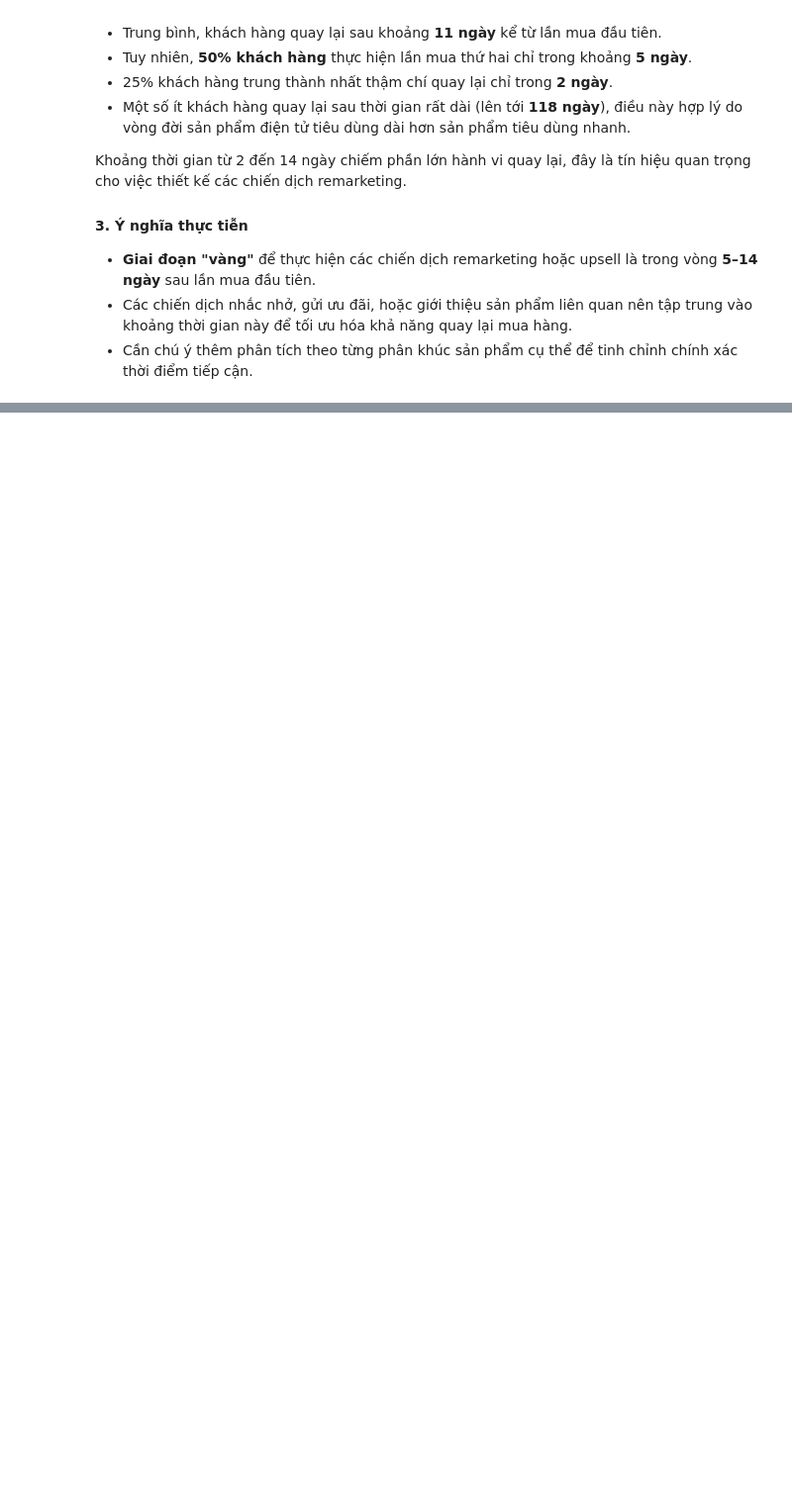
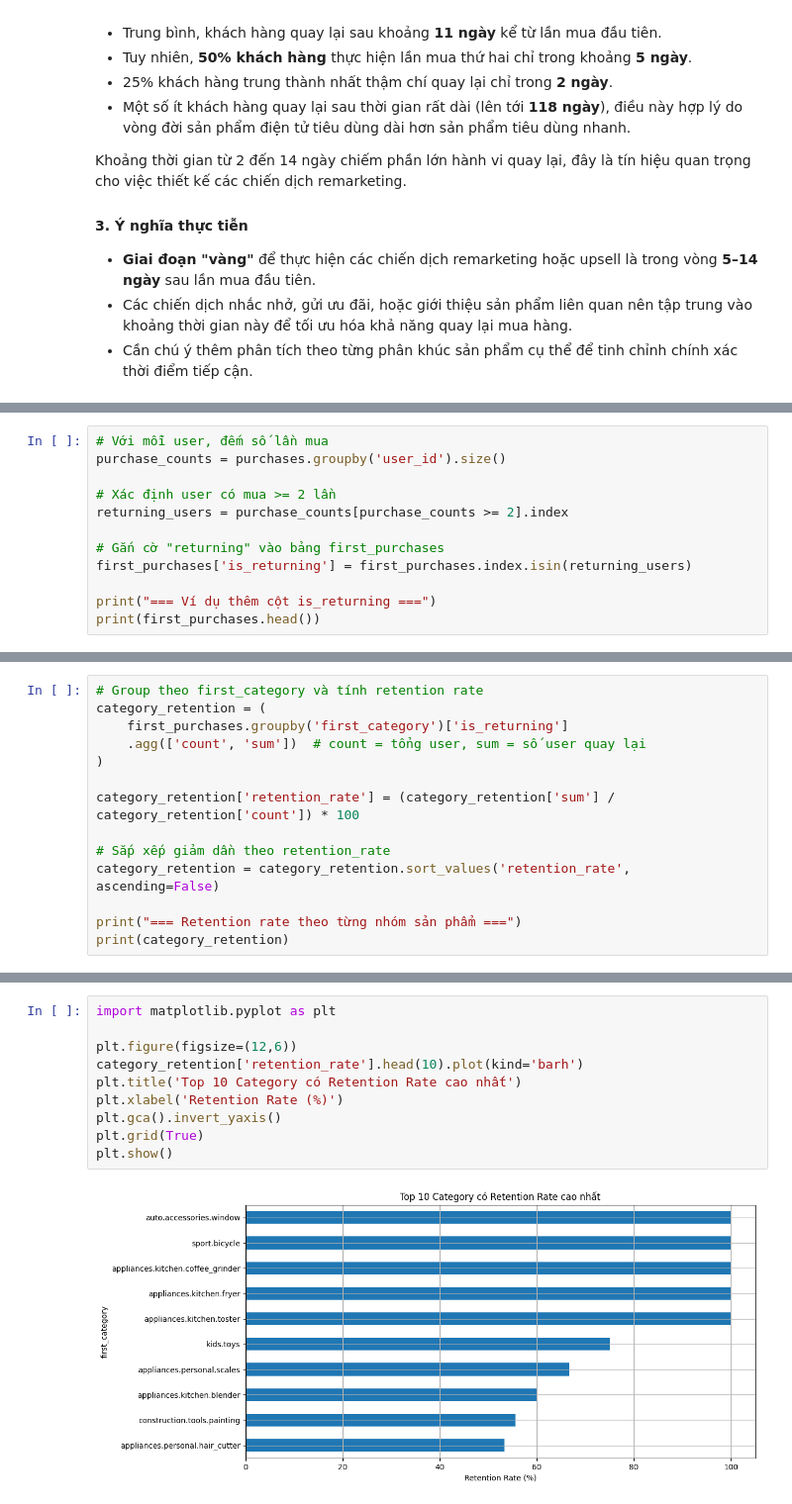
Before and after one commit to hanvocado/ecommerce-analysis, a Jupyter notebook: preprocess.ipynb, the cells around one changed output, grey strips where cells are left out. Shown: that part at 99% size. Drawn from its saved outputs; the diff is of its cells as text; blank space fills up the shorter version.

```diff
--- a/preprocess.ipynb
+++ b/preprocess.ipynb
@@ -837,0 +1002,12 @@ Khoảng thời gian từ 2 đến 14 ngày chiếm phần lớn hành vi quay l
+# %%
+# Với mỗi user, đếm số lần mua
+purchase_counts = purchases.groupby('user_id').size()
+
+# Xác định user có mua >= 2 lần
+returning_users = purchase_counts[purchase_counts >= 2].index
+
+# Gắn cờ "returning" vào bảng first_purchases
+first_purchases['is_returning'] = first_purchases.index.isin(returning_users)
+
+print("=== Ví dụ thêm cột is_returning ===")
+print(first_purchases.head())
@@ -837,0 +1031,14 @@ Khoảng thời gian từ 2 đến 14 ngày chiếm phần lớn hành vi quay l
+# %%
+# Group theo first_category và tính retention rate
+category_retention = (
+    first_purchases.groupby('first_category')['is_returning']
+    .agg(['count', 'sum'])  # count = tổng user, sum = số user quay lại
+)
+
+category_retention['retention_rate'] = (category_retention['sum'] / category_retention['count']) * 100
+
+# Sắp xếp giảm dần theo retention_rate
+category_retention = category_retention.sort_values('retention_rate', ascending=False)
+
+print("=== Retention rate theo từng nhóm sản phẩm ===")
+print(category_retention)
@@ -837,0 +1062,12 @@ Khoảng thời gian từ 2 đến 14 ngày chiếm phần lớn hành vi quay l
+# %%
+import matplotlib.pyplot as plt
+
+plt.figure(figsize=(12,6))
+category_retention['retention_rate'].head(10).plot(kind='barh')
+plt.title('Top 10 Category có Retention Rate cao nhất')
+plt.xlabel('Retention Rate (%)')
+plt.gca().invert_yaxis()
+plt.grid(True)
+plt.show()
+# %% [output]
+[figure, added]
```
Also changed, not shown: parts of 18 cells of this notebook.
